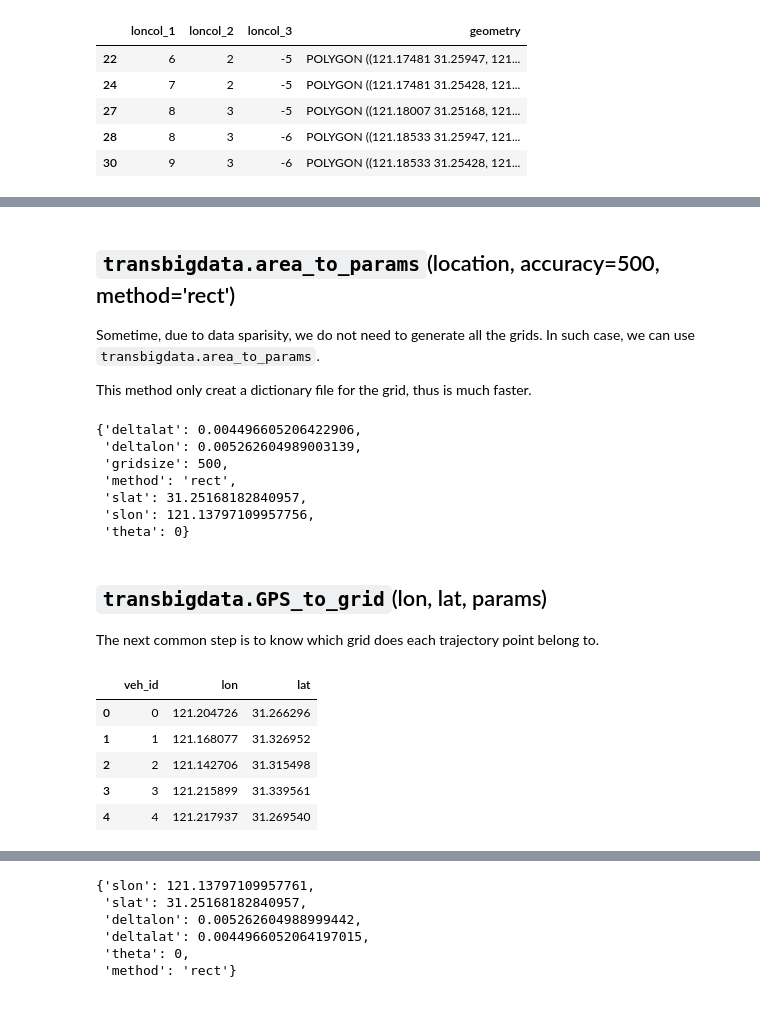
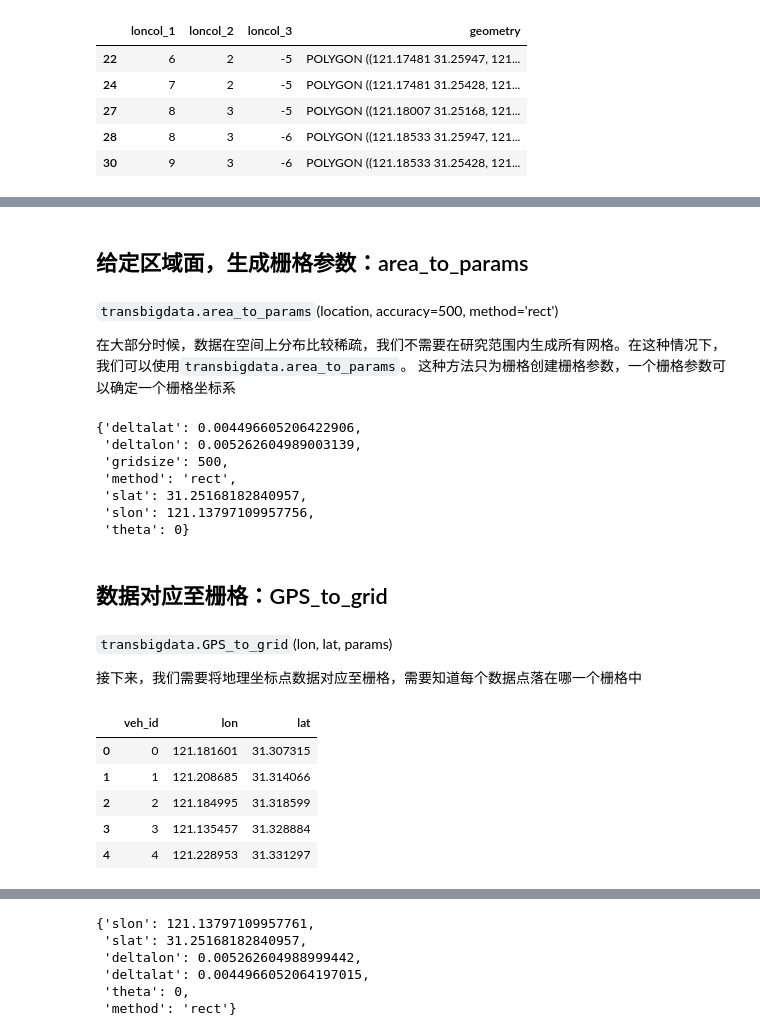
Before and after one commit to FFF108822/transbigdata-doc-zh_CN, a Jupyter notebook: docs/source/gallery/Example 2-Grid-base processing framework of TransBigData.ipynb, the cells around one changed output, grey strips where cells are left out. Saved outputs shown, nothing was run; the diff lists cells and outputs as text; code cells hidden in the pictures; blank space fills up the shorter version.

```diff
--- a/docs/source/gallery/Example 2-Grid-base processing framework of TransBigData.ipynb
+++ b/docs/source/gallery/Example 2-Grid-base processing framework of TransBigData.ipynb
@@ -89,9 +103,10 @@ plt.axis('off');
-# %% [markdown]
-## `transbigdata.area_to_params`(location, accuracy=500, method='rect')
-
-Sometime, due to data sparisity, we do not need to generate all the grids. In such case, we can use `transbigdata.area_to_params`.
-
-This method only creat a dictionary file for the grid, thus is much faster.
+# %% [markdown]
+## 给定区域面，生成栅格参数：area_to_params
+# %% [markdown]
+`transbigdata.area_to_params`(location, accuracy=500, method='rect')
+
+在大部分时候，数据在空间上分布比较稀疏，我们不需要在研究范围内生成所有网格。在这种情况下，我们可以使用`transbigdata.area_to_params`。
+这种方法只为栅格创建栅格参数，一个栅格参数可以确定一个栅格坐标系
 # %%
 params = tbd.area_to_params(jiading_polygon)
 pprint.pprint(params)
@@ -103,31 +118,32 @@ pprint.pprint(params)
  'slat': 31.25168182840957,
  'slon': 121.13797109957756,
  'theta': 0}
-# %% [markdown]
-## `transbigdata.GPS_to_grid`(lon, lat, params)
-
-The next common step is to know which grid does each trajectory point belong to.
+# %% [markdown]
+## 数据对应至栅格：GPS_to_grid
+# %% [markdown]
+`transbigdata.GPS_to_grid`(lon, lat, params)
+
+接下来，我们需要将地理坐标点数据对应至栅格，需要知道每个数据点落在哪一个栅格中
 # %%
-# First, we generate some random GPS points (20 points in this case)
-
+# 接下来，我们随机生成一些数据点
 lon_list, lat_list = [], []
-for i in range(20):
+for i in range(100):
     gps_lon = random.uniform(jiading_rec_bound[0], jiading_rec_bound[2])
     gps_lat = random.uniform(jiading_rec_bound[1], jiading_rec_bound[3])
     lon_list.append(gps_lon)
     lat_list.append(gps_lat)
 
-gps_random = pd.DataFrame({'veh_id': range(20),
+gps_random = pd.DataFrame({'veh_id': range(100),
                            'lon': lon_list,
                            'lat': lat_list,
                           })
 
 gps_random.head()
 # %% [output]
 |  | veh_id | lon | lat |
-| 0 | 0 | 121.204726 | 31.266296 |
-| 1 | 1 | 121.168077 | 31.326952 |
-| 2 | 2 | 121.142706 | 31.315498 |
-| 3 | 3 | 121.215899 | 31.339561 |
-| 4 | 4 | 121.217937 | 31.269540 |
+| 0 | 0 | 121.181601 | 31.307315 |
+| 1 | 1 | 121.208685 | 31.314066 |
+| 2 | 2 | 121.184995 | 31.318599 |
+| 3 | 3 | 121.135457 | 31.328884 |
+| 4 | 4 | 121.228953 | 31.331297 |
 # %%
```
Also changed, not shown: parts of 32 cells of this notebook, 44 other files.
